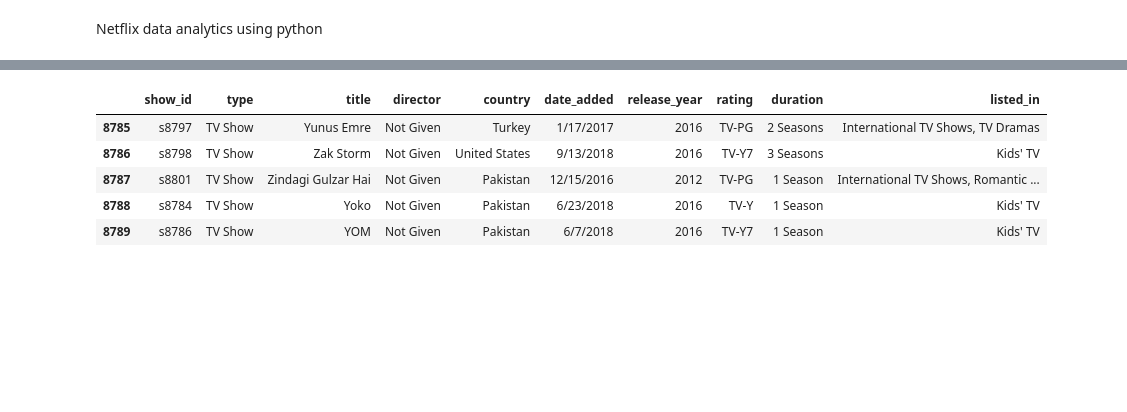
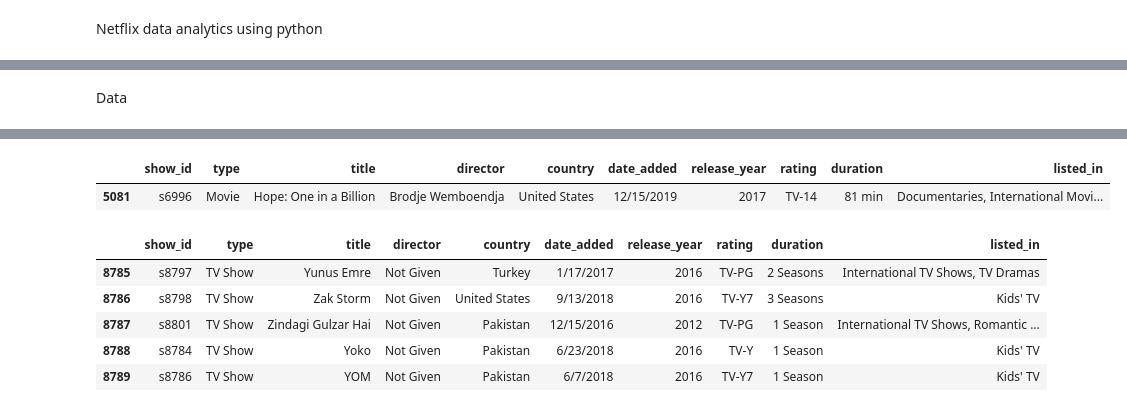
Before and after one commit to Kingculture-langa/Netflix-Data-analysis, a Jupyter notebook: Nextflix_Data_Analysis.ipynb, the cells around one changed output, grey strips where cells are left out. Drawn from its saved outputs; the diff is of its cells as text; code cells hidden in the pictures; blank space fills up the shorter version.

```diff
--- a/Nextflix_Data_Analysis.ipynb
+++ b/Nextflix_Data_Analysis.ipynb
@@ -33,3 +18,5 @@ df.sample(10)
+# %% [markdown]
+Data
 # %%
 df.head()
 # %% [output]
@@ -39,6 +26,11 @@ df.head()
 | 2 | s6 | TV Show | Midnight Mass | Mike Flanagan | United States | 9/24/2021 | 2021 | TV-MA | 1 Season | TV Dramas, TV Horror, TV Mysteries |
 | 3 | s14 | Movie | Confessions of an Invisible Girl | Bruno Garotti | Brazil | 9/22/2021 | 2021 | TV-PG | 91 min | Children & Family Movies, Comedies |
 | 4 | s8 | Movie | Sankofa | Haile Gerima | United States | 9/24/2021 | 1993 | TV-MA | 125 min | Dramas, Independent Movies, Inter... |
+# %%
+df.sample()
+# %% [output]
+|  | show_id | type | title | director | country | date_added | release_year | rating | duration | listed_in |
+| 5081 | s6996 | Movie | Hope: One in a Billion | Brodje Wemboendja | United States | 12/15/2019 | 2017 | TV-14 | 81 min | Documentaries, International Movi... |
 # %%
 df.tail()
 # %% [output]
```
Also changed, not shown: parts of 42 cells of this notebook.
